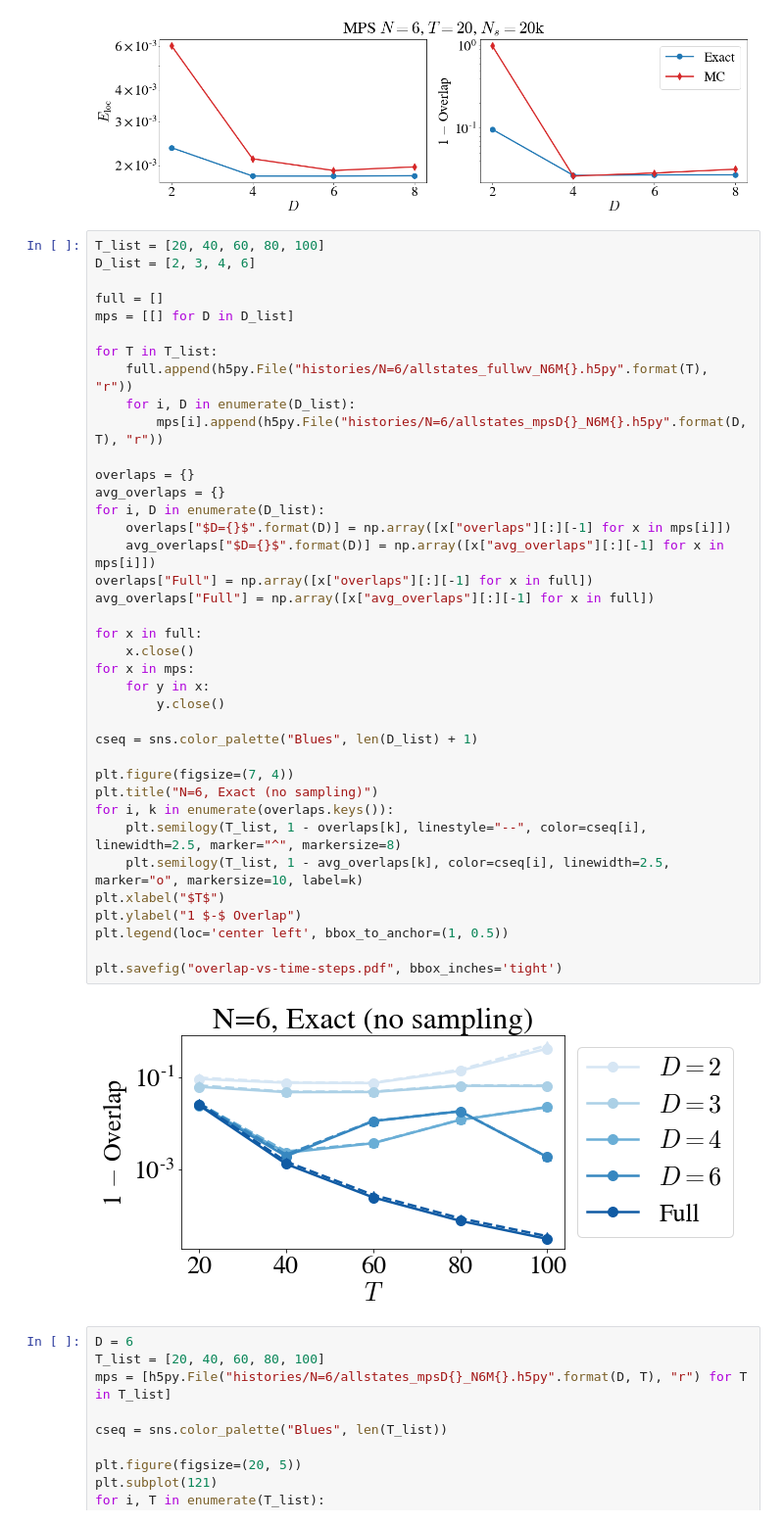
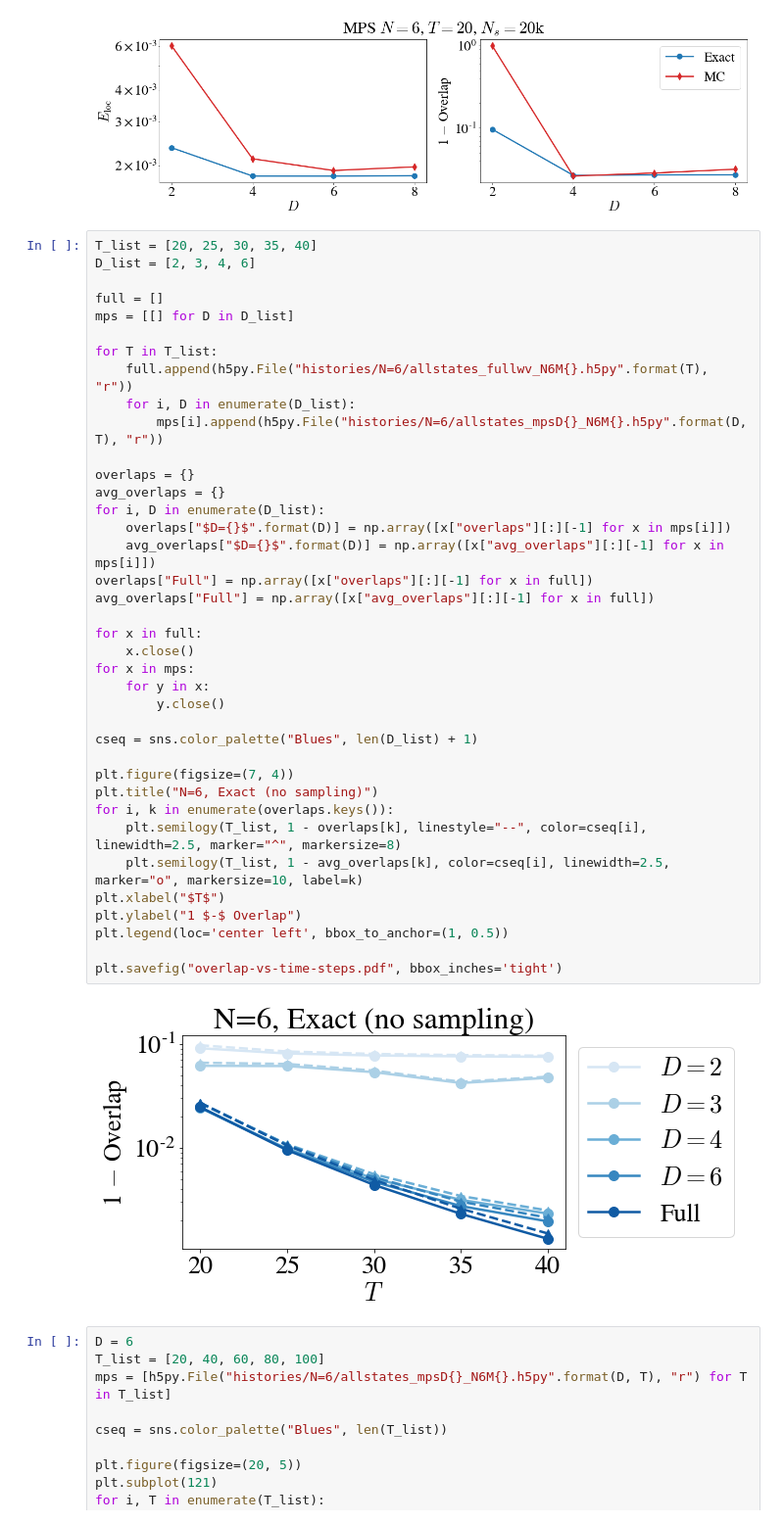
Before and after one commit to stavros11/Time-Evolution, a Jupyter notebook: plotter.ipynb, the cells around one changed output. Shown at 98% size. Drawn from its saved outputs; the diff is of its cells as text.

```diff
--- a/plotter.ipynb
+++ b/plotter.ipynb
@@ -209,7 +209,7 @@ for x, y in zip(all_states, sampling):
 # %% [output]
 [figure]
 # %%
-T_list = [20, 40, 60, 80, 100]
+T_list = [20, 25, 30, 35, 40]
 D_list = [2, 3, 4, 6]
 
 full = []
@@ -220,34 +220,34 @@ for T in T_list:
     for i, D in enumerate(D_list):
         mps[i].append(h5py.File("histories/N=6/allstates_mpsD{}_N6M{}.h5py".format(D, T), "r"))
 
 overlaps = {}
 avg_overlaps = {}
 for i, D in enumerate(D_list):
     overlaps["$D={}$".format(D)] = np.array([x["overlaps"][:][-1] for x in mps[i]])
     avg_overlaps["$D={}$".format(D)] = np.array([x["avg_overlaps"][:][-1] for x in mps[i]])
 overlaps["Full"] = np.array([x["overlaps"][:][-1] for x in full])
 avg_overlaps["Full"] = np.array([x["avg_overlaps"][:][-1] for x in full])
 
 for x in full:
     x.close()
 for x in mps:
     for y in x:
         y.close()
 
 cseq = sns.color_palette("Blues", len(D_list) + 1)
 
 plt.figure(figsize=(7, 4))
 plt.title("N=6, Exact (no sampling)")
 for i, k in enumerate(overlaps.keys()):
     plt.semilogy(T_list, 1 - overlaps[k], linestyle="--", color=cseq[i], linewidth=2.5, marker="^", markersize=8)
     plt.semilogy(T_list, 1 - avg_overlaps[k], color=cseq[i], linewidth=2.5, marker="o", markersize=10, label=k)
 plt.xlabel("$T$")
 plt.ylabel("1 $-$ Overlap")
 plt.legend(loc='center left', bbox_to_anchor=(1, 0.5))
 
 plt.savefig("overlap-vs-time-steps.pdf", bbox_inches='tight')
 # %% [output]
-[figure, old version]
+[figure, new version]
 # %%
 D = 6
 T_list = [20, 40, 60, 80, 100]
```
Also changed, not shown: 39 other files.
